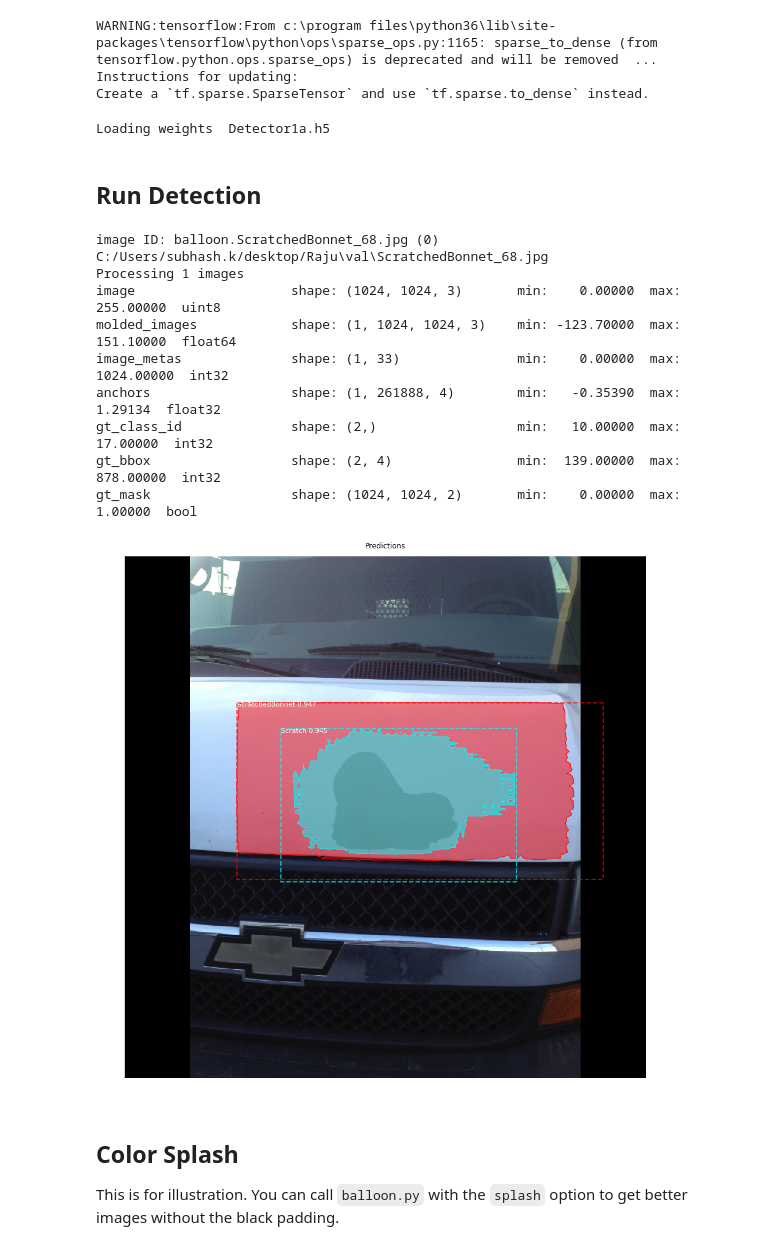
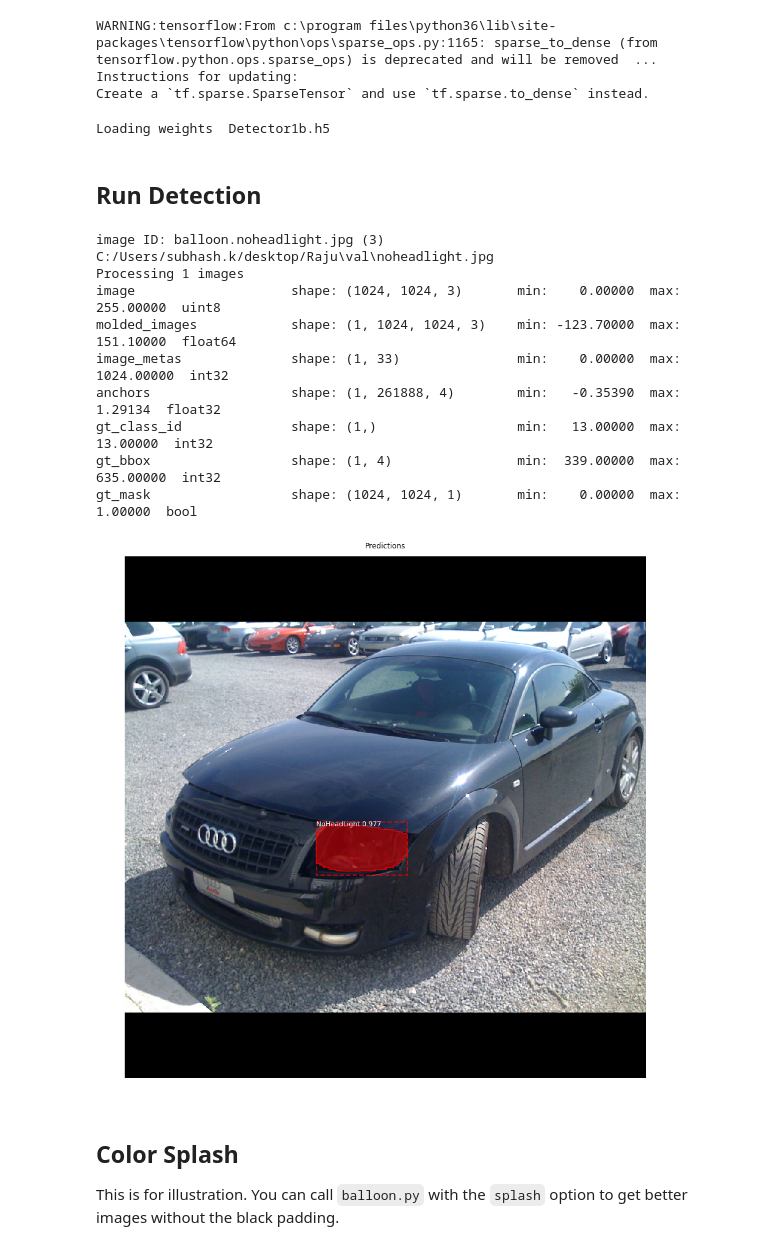
Before and after one commit to subashchandrakanumuri/Raju, a Jupyter notebook: inspect_balloon_model.ipynb, the cells around one changed output. Saved outputs shown, nothing was run; the diff lists cells and outputs as text; code cells hidden in the pictures.

```diff
--- a/inspect_balloon_model.ipynb
+++ b/inspect_balloon_model.ipynb
@@ -143,46 +144,46 @@ Create a `tf.sparse.SparseTensor` and use `tf.sparse.to_dense` instead.
 # weights_path = "/path/to/mask_rcnn_balloon.h5"
 
 # Or, load the last model you trained
-weights_path = "Detector1a.h5"
+weights_path = "Detector1b.h5"
 
 # Load weights
 print("Loading weights ", weights_path)
 model.load_weights(weights_path, by_name=True)
 # %% [output]
-Loading weights  Detector1a.h5
+Loading weights  Detector1b.h5
 # %% [markdown]
 ## Run Detection
 # %%
-image_id = dataset.image_ids[0]
+image_id = dataset.image_ids[3]
 image, image_meta, gt_class_id, gt_bbox, gt_mask =\
     modellib.load_image_gt(dataset, config, image_id, use_mini_mask=False)
 info = dataset.image_info[image_id]
 print("image ID: {}.{} ({}) {}".format(info["source"], info["id"], image_id,
                                        dataset.image_reference(image_id)))
 
 # Run object detection
 results = model.detect([image], verbose=1)
 
 # Display results
 ax = get_ax(1)
 r = results[0]
 visualize.display_instances(image, r['rois'], r['masks'], r['class_ids'],
                             dataset.class_names, r['scores'], ax=ax,
                             title="Predictions")
 log("gt_class_id", gt_class_id)
 log("gt_bbox", gt_bbox)
 log("gt_mask", gt_mask)
 # %% [output]
-image ID: balloon.ScratchedBonnet_68.jpg (0) C:/Users/subhash.k/desktop/Raju\val\ScratchedBonnet_68.jpg
+image ID: balloon.noheadlight.jpg (3) C:/Users/subhash.k/desktop/Raju\val\noheadlight.jpg
 Processing 1 images
 image                    shape: (1024, 1024, 3)       min:    0.00000  max:  255.00000  uint8
 molded_images            shape: (1, 1024, 1024, 3)    min: -123.70000  max:  151.10000  float64
 image_metas              shape: (1, 33)               min:    0.00000  max: 1024.00000  int32
 anchors                  shape: (1, 261888, 4)        min:   -0.35390  max:    1.29134  float32
-gt_class_id              shape: (2,)                  min:   10.00000  max:   17.00000  int32
-gt_bbox                  shape: (2, 4)                min:  139.00000  max:  878.00000  int32
-gt_mask                  shape: (1024, 1024, 2)       min:    0.00000  max:    1.00000  bool
+gt_class_id              shape: (1,)                  min:   13.00000  max:   13.00000  int32
+gt_bbox                  shape: (1, 4)                min:  339.00000  max:  635.00000  int32
+gt_mask                  shape: (1024, 1024, 1)       min:    0.00000  max:    1.00000  bool
-[figure, old version]
+[figure, new version]
 # %% [markdown]
 ## Color Splash
 
```
Also changed, not shown: parts of 2 cells of this notebook, 6 other files.
